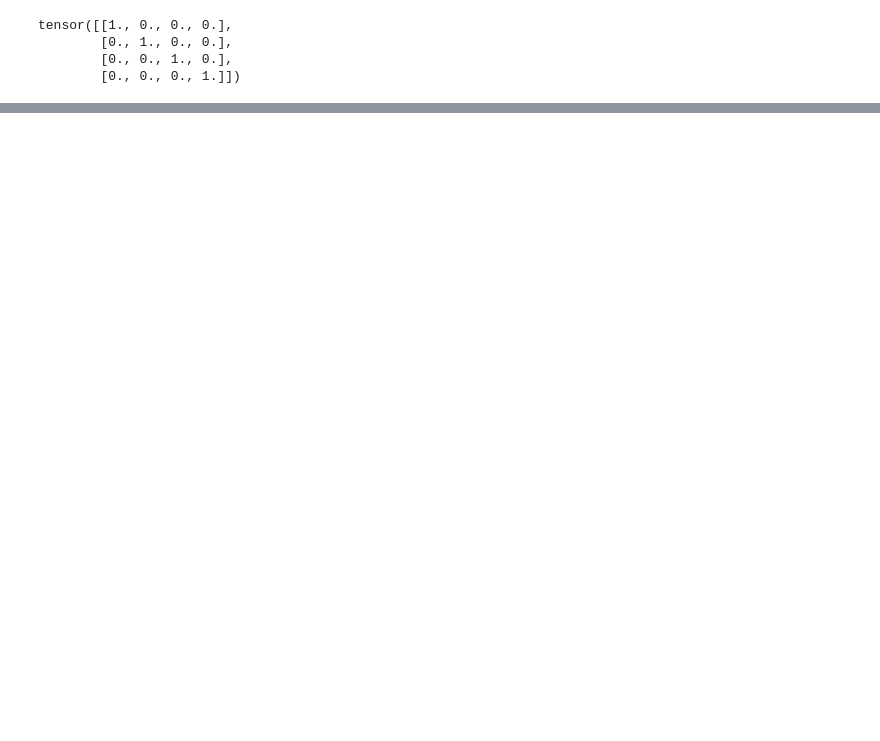
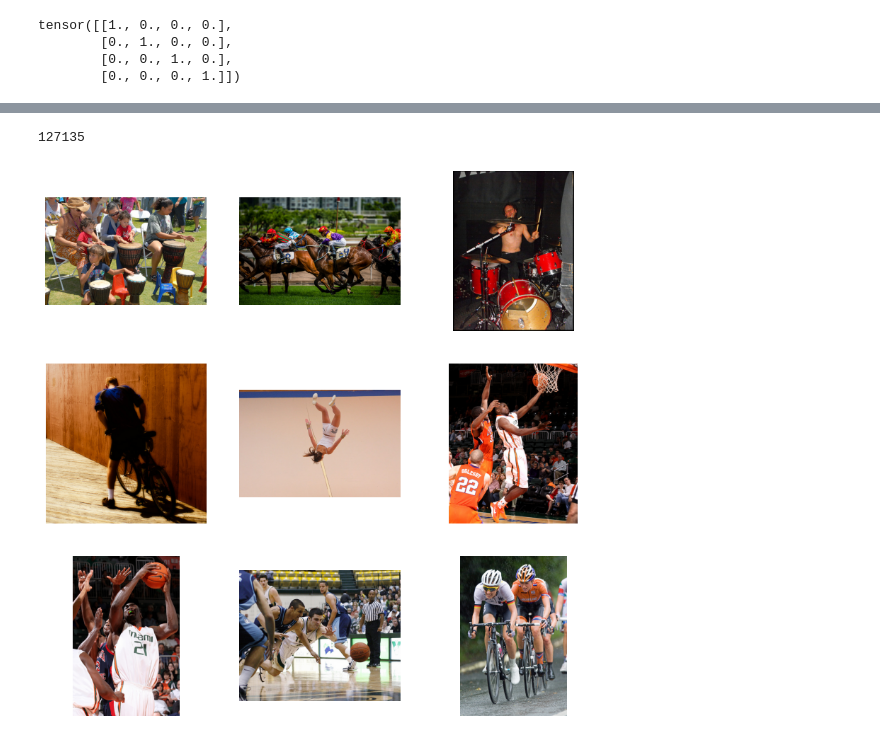
Before and after one commit to BaiqiangGit/15minCode, a Jupyter notebook: 0002-CLIP.ipynb, the cells around one changed output, grey strips where cells are left out. Saved outputs shown, nothing was run; the diff lists cells and outputs as text; code cells hidden in the pictures; blank space fills up the shorter version.

```diff
--- a/0002-CLIP.ipynb
+++ b/0002-CLIP.ipynb
@@ -89,7 +90,7 @@ class CFG:
     weight_decay = 1e-3
     patience = 1
     factor = 0.8
-    epochs = 4
+    epochs = 20
     device = torch.device('cuda' if torch.cuda.is_available() else 'cpu')
 
     model_name = 'resnet50'
@@ -416,0 +448,3 @@ Epoch:4
+# %%
+train_df, valid_df = make_train_val_dfs()
+model, image_embeddings = get_image_embeddings(train_df, "best.pt")
@@ -416,0 +455,41 @@ Epoch:4
+# %%
+len(image_embeddings)
+# %% [output]
+127135
+# %%
+def find_matches(model, image_embeddings, query, image_filenames, n=9):
+    tokenizer = DistilBertTokenizer.from_pretrained(CFG.text_tokenizer)
+    encoded_query = tokenizer([query])
+    batch = {
+        key: torch.tensor(values).to(CFG.device)
+        for key, values in encoded_query.items()
+    }
+    with torch.no_grad():
+        text_features = model.text_encoder(
+            input_ids=batch["input_ids"], attention_mask=batch["attention_mask"]
+        )
+        text_embeddings = model.text_projection(text_features)
+
+    image_embeddings_n = F.normalize(image_embeddings, p=2, dim=-1)
+    text_embeddings_n = F.normalize(text_embeddings, p=2, dim=-1)
+    dot_similarity = text_embeddings_n @ image_embeddings_n.T
+
+    values, indices = torch.topk(dot_similarity.squeeze(0), n * 5)
+    matches = [image_filenames[idx] for idx in indices[::5]]
+
+    _, axes = plt.subplots(3, 3, figsize=(10, 10))
+    for match, ax in zip(matches, axes.flatten()):
+        image = cv2.imread(f"{CFG.image_path}/{match}")
+        image = cv2.cvtColor(image, cv2.COLOR_BGR2RGB)
+        ax.imshow(image)
+        ax.axis("off")
+
+    plt.show()
+# %%
+find_matches(model,
+             image_embeddings,
+             query="a picture of the grass",
+             image_filenames=train_df['image'].values,
+             n=9)
+# %% [output]
+[figure, added]
```
Also changed, not shown: parts of 5 cells of this notebook, 2 other files.
